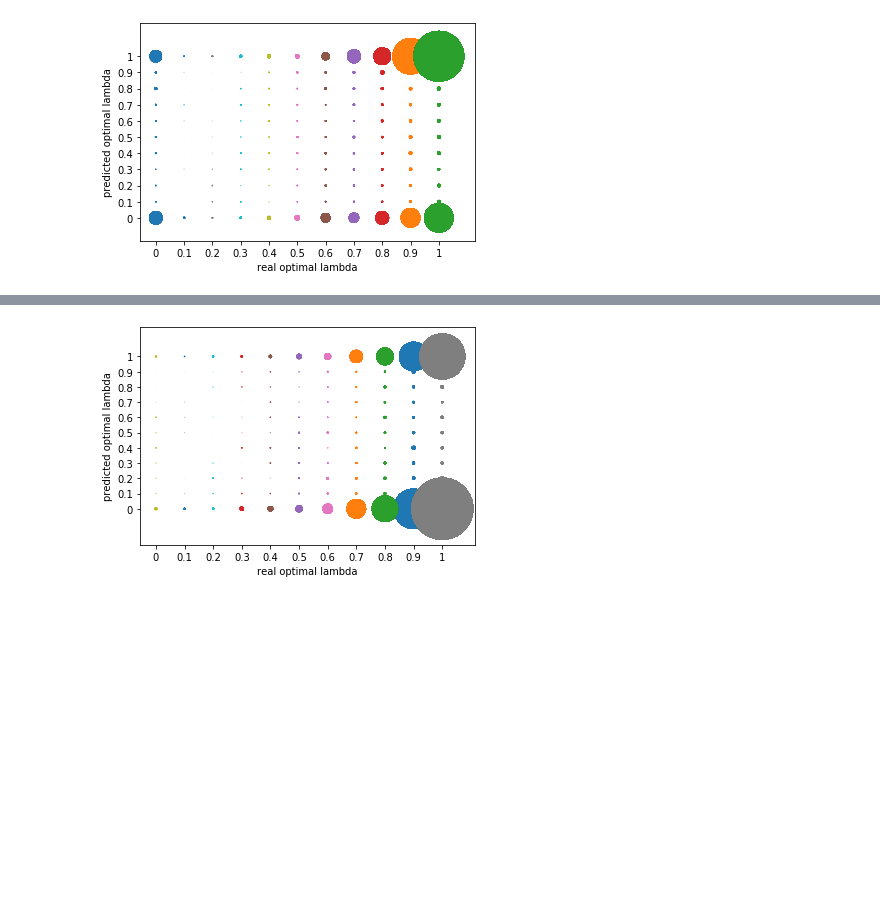
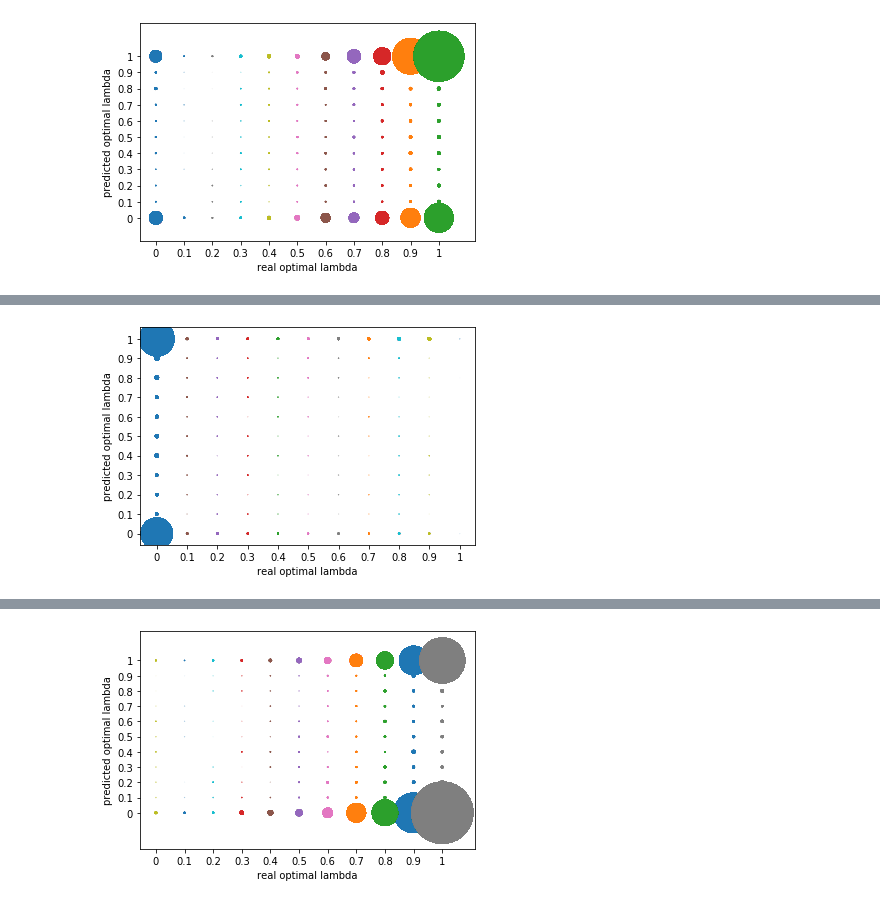
Before and after one commit to litosly/thesis, a Jupyter notebook: Critiques Draft/Single Step Critiquing Rating and Ranking objective Experiment .ipynb, the cells around one changed output, grey strips where cells are left out. Cells and saved outputs as stored; diff of their text form; code cells hidden in the pictures; blank space fills up the shorter version.

```diff
--- a/Critiques Draft/Single Step Critiquing Rating and Ranking objective Experiment .ipynb
+++ b/Critiques Draft/Single Step Critiquing Rating and Ranking objective Experiment .ipynb
@@ -1537,0 +1748,6 @@ plot_real_predicted_best_lambda(df, rank_type1= "diff_all", rank_type2="diff",si
+# %%
+plot_real_predicted_best_lambda(df, rank_type1= "diff_all", rank_type2="diff",size_constant=0.0001,
+                                show = True, get_only_first = True, get_all = False,obj = 'rating',
+                                savefig = False, figname = None)
+# %% [output]
+[figure, added]
```
Also changed, not shown: parts of 23 cells of this notebook, 2 other files.
